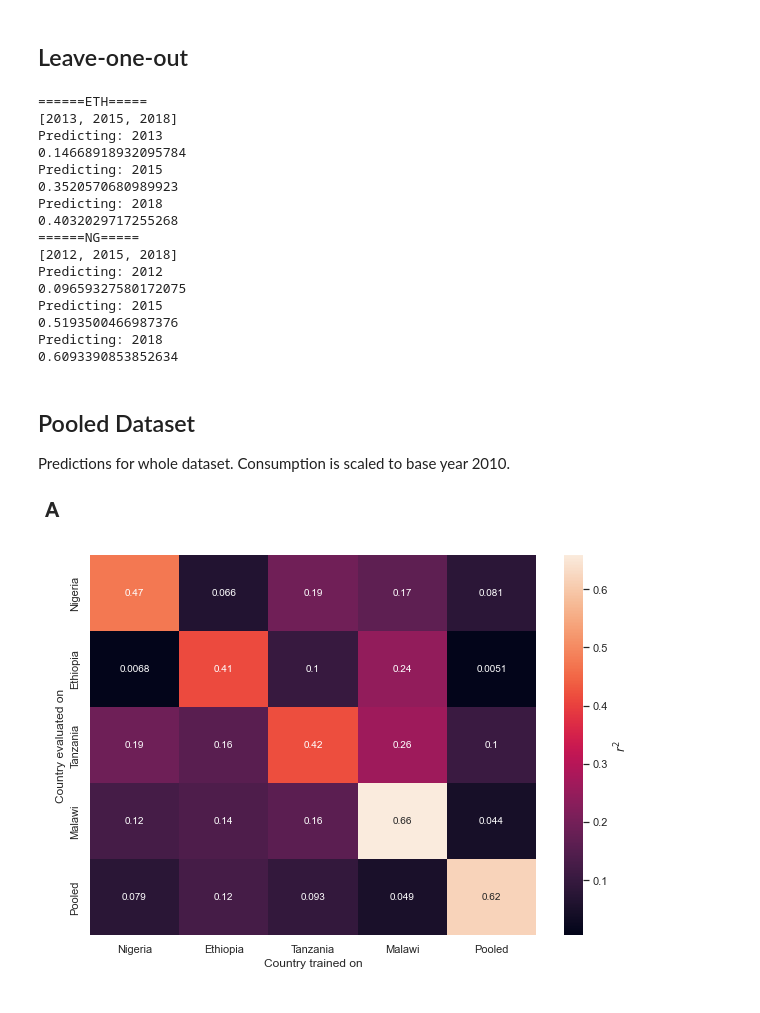
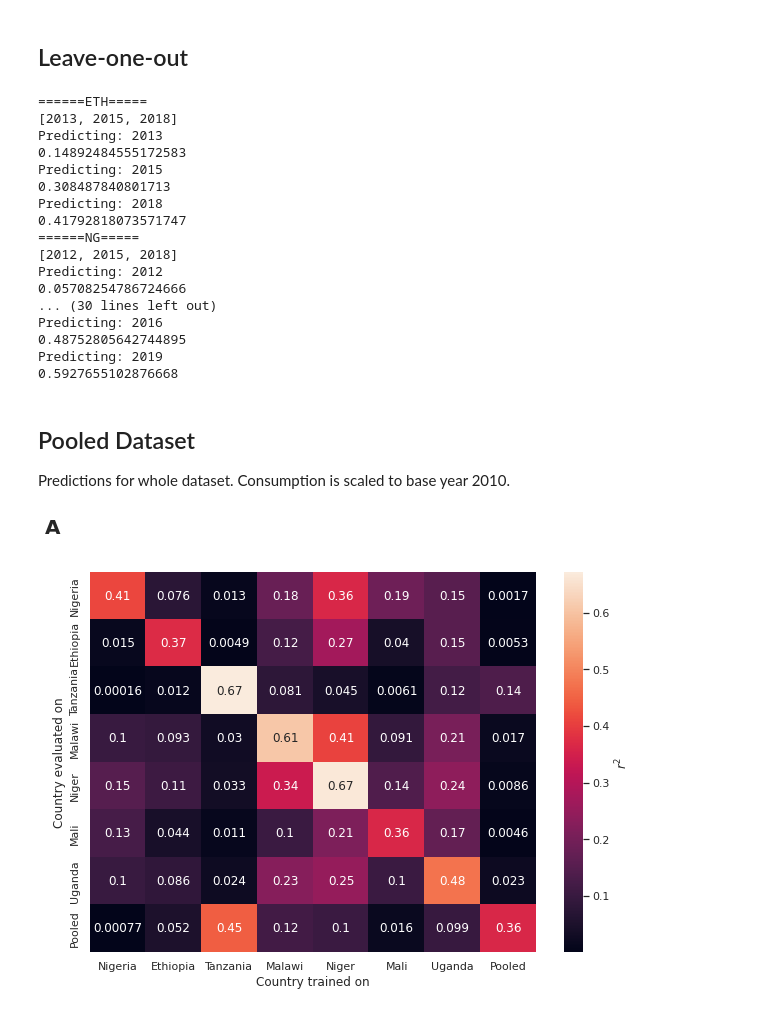
Before and after one commit to EPFLiGHT/predicting-poverty-through-time, a Jupyter notebook: src/2_evaluation/3_time_travel.ipynb, the cells around one changed output. Cells and saved outputs as stored; diff of their text form; code cells hidden in the pictures.

```diff
--- a/src/2_evaluation/3_time_travel.ipynb
+++ b/src/2_evaluation/3_time_travel.ipynb
@@ -21,3 +22,10 @@ complete_df, all_cols = eu.get_data("../data/lsms/processed/_all_nominal.csv", "
+# %%
+DATA_PATH = 'drive/MyDrive/data/'
+lsms_path = f'{DATA_PATH}/processed/_all_nominal.csv'
+cnn_weights_path = f'{DATA_PATH}/weights/weights_all_countries.csv'
+FIGS_PATH = 'drive/MyDrive/figs'
+# %%
+complete_df, all_cols = eu.get_data(lsms_path,cnn_weights_path , DATA_PATH)
 # %% [markdown]
 ## All Countries
 Historical future and past predictions for all countries.
@@ -73,7 +81,7 @@ all_year_run(complete_df)
 # %% [markdown]
 ## Leave-one-out
 # %%
-countries = ["ETH", "NG"]
+countries = ["ETH","NG","MLI","NER","TZA","UGA","MW"]
 for country in countries:
     print(f"======{country}=====")
     years = list(complete_df.loc[complete_df["country"] == country].groupby(["year"]).groups.keys())
@@ -107,25 +115,26 @@ for country in countries:
 ======ETH=====
 [2013, 2015, 2018]
 Predicting: 2013
-0.14668918932095784
+0.14892484555172583
 Predicting: 2015
-0.3520570680989923
+0.308487840801713
 Predicting: 2018
-0.4032029717255268
+0.41792818073571747
 ======NG=====
 [2012, 2015, 2018]
 Predicting: 2012
-0.09659327580172075
-Predicting: 2015
-0.5193500466987376
-Predicting: 2018
-0.6093390853852634
+0.05708254786724666
+... (30 lines left out)
+Predicting: 2016
+0.48752805642744895
+Predicting: 2019
+0.5927655102876668
 # %% [markdown]
 ## Pooled Dataset
 Predictions for whole dataset. Consumption is scaled to base year 2010.
 # %%
-countries = [["NG"], ["ETH"] ,["TZA"], ["MW"], ["NG", "ETH", "TZA", "MW"]]
-arr = np.zeros((5,5))
+countries = [["NG"], ["ETH"] ,["TZA"], ["MW"],["NER"],["UGA"], ["MLI"], ["NG", "ETH", "TZA", "MW","MLI","UGA","NER"]]
+arr = np.zeros((len(countries),len(countries)))
 for i, country in enumerate(countries):
     X, y = eu.get_features_allyears(complete_df, country, all_cols)
     for j, out_country in enumerate(countries):
@@ -133,15 +142,15 @@ for i, country in enumerate(countries):
         r, _, _= eu.run_ridge_out(X, y, X_out, y_out)
         arr[i,j] = r
 # %%
-countries = ["Nigeria", "Ethiopia" ,"Tanzania", "Malawi", "Pooled"]
+countries = ["Nigeria", "Ethiopia" ,"Tanzania", "Malawi","Niger","Mali","Uganda","Pooled"]
 df_cm = pd.DataFrame(arr, index = countries, columns = countries)
 plt.figure(figsize = (10,7))
 sns.heatmap(df_cm, annot=True, cbar_kws={'label': r'$r^2$'})
 plt.xlabel("Country trained on")
 plt.ylabel("Country evaluated on")
 ax = plt.gca()
 plt.text(-0.1, 1.1, string.ascii_uppercase[0], size=20, weight='bold', transform=ax.transAxes)
-plt.savefig("../figs/cross_country_pooled_timetravel.pdf", dpi=600, bbox_inches="tight")
+plt.savefig(f"{FIGS_PATH}/cross_country_pooled_timetravel.pdf", dpi=600, bbox_inches="tight")
 # %% [output]
-[figure, old version]
+[figure, new version]
 # %%
```
Also changed, not shown: parts of 8 cells of this notebook.
